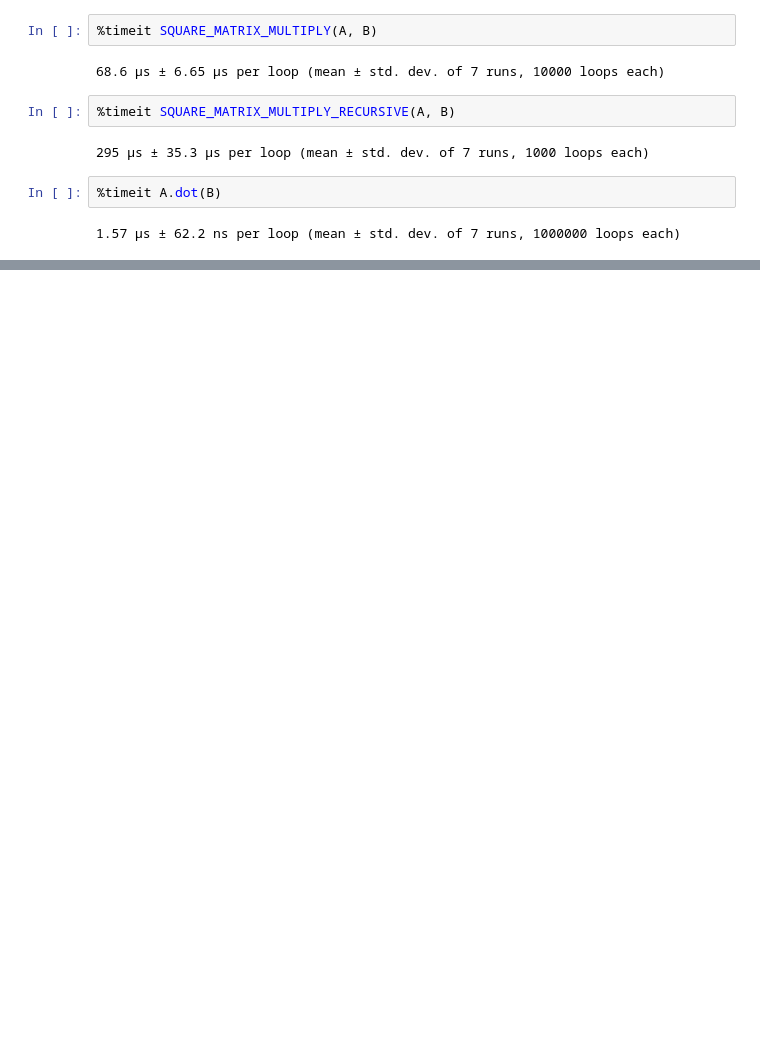
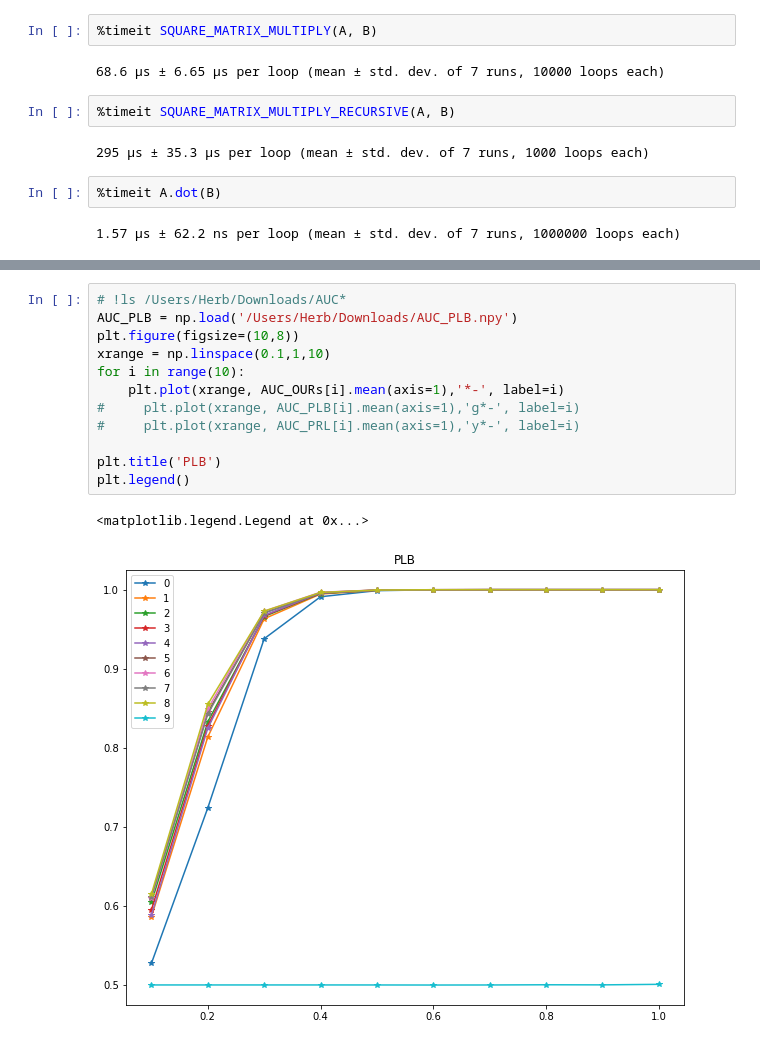
Before and after one commit to iphysresearch/Python4GW, a Jupyter notebook: CNN.ipynb, the cells around one changed output, grey strips where cells are left out. Cells and saved outputs as stored; diff of their text form; blank space fills up the shorter version.

```diff
--- a/CNN.ipynb
+++ b/CNN.ipynb
@@ -1485,0 +1588,15 @@ B = np.array([[9,8,7,6], [8,7,6,5], [7,6,5,4], [6,5,4,3]])
+# %%
+# !ls /Users/Herb/Downloads/AUC*
+AUC_PLB = np.load('/Users/Herb/Downloads/AUC_PLB.npy')
+plt.figure(figsize=(10,8))
+xrange = np.linspace(0.1,1,10)
+for i in range(10):
+    plt.plot(xrange, AUC_OURs[i].mean(axis=1),'*-', label=i)
+#     plt.plot(xrange, AUC_PLB[i].mean(axis=1),'g*-', label=i)
+#     plt.plot(xrange, AUC_PRL[i].mean(axis=1),'y*-', label=i)
+
+plt.title('PLB')
+plt.legend()
+# %% [output]
+<matplotlib.legend.Legend at 0x...>
+[figure, added]
```
Also changed, not shown: parts of 10 cells of this notebook, 12 other files.
